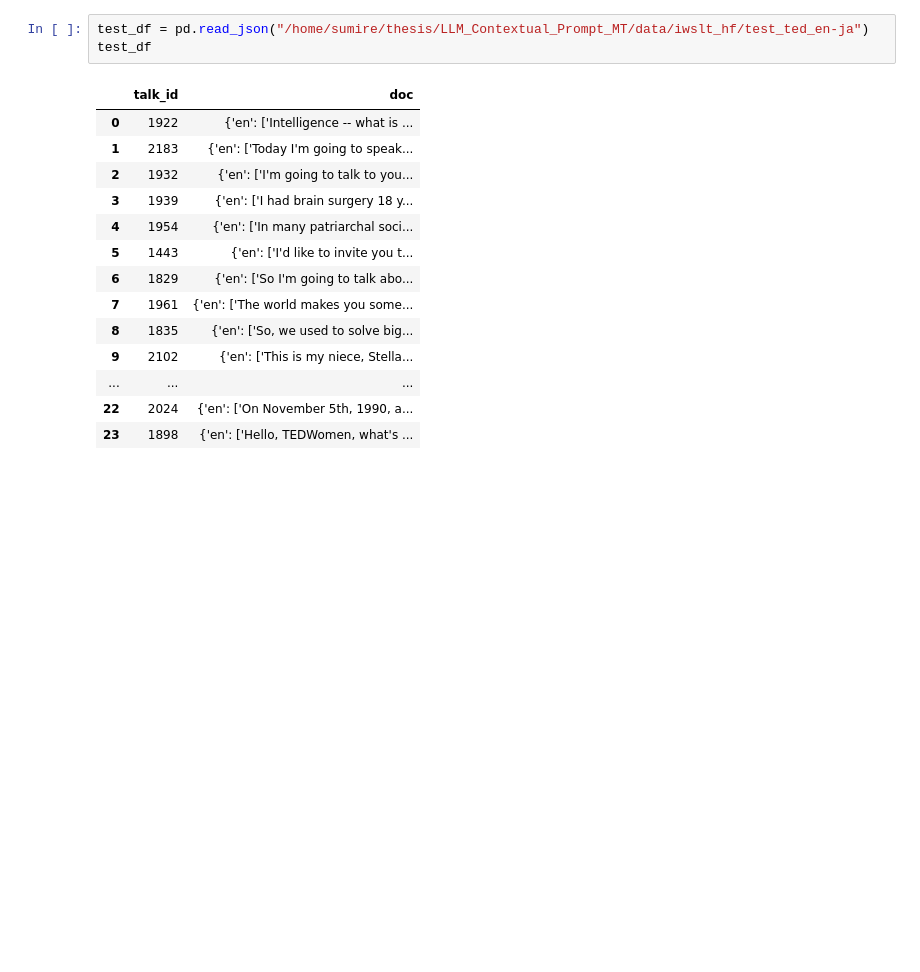
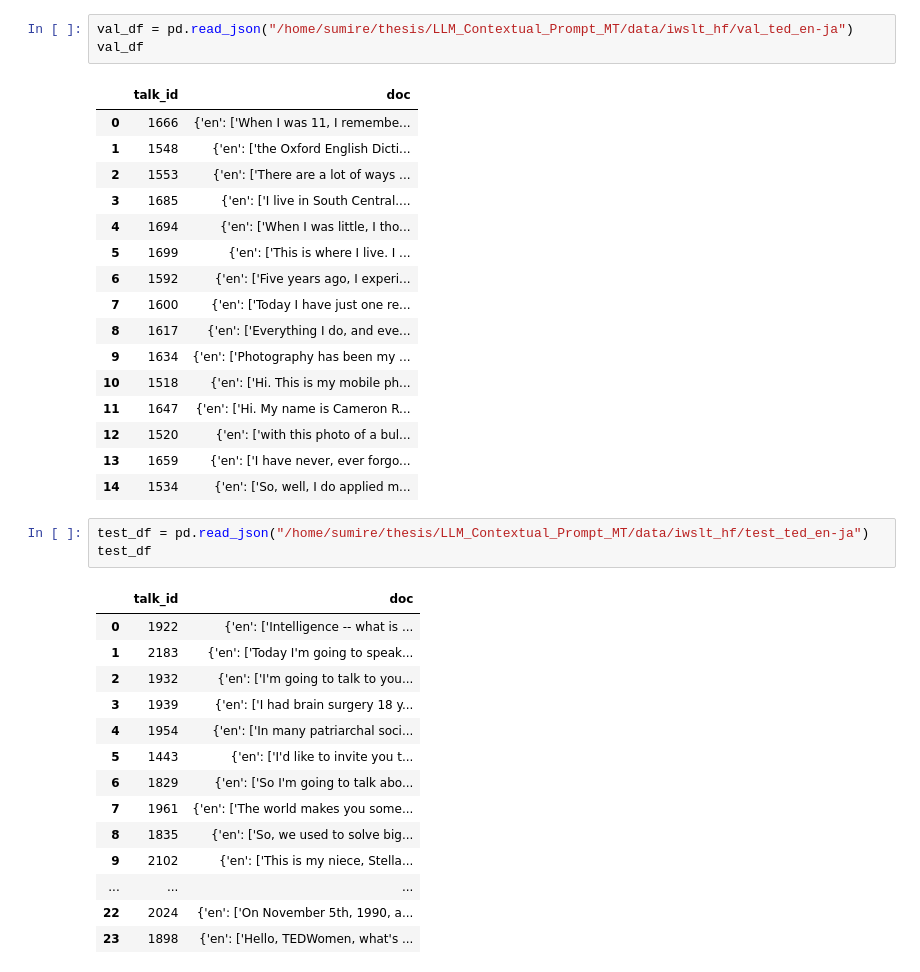
Before and after one commit to su0315/LLM_Contextual_Prompt_MT, a Jupyter notebook: notebook/ted_gendata_statistics.ipynb, the cells around one changed output. Drawn from its saved outputs; the diff is of its cells as text; blank space fills up the shorter version.

```diff
--- a/notebook/ted_gendata_statistics.ipynb
+++ b/notebook/ted_gendata_statistics.ipynb
@@ -23,3 +28,23 @@ train_df
+# %%
+val_df = pd.read_json("/home/sumire/thesis/LLM_Contextual_Prompt_MT/data/iwslt_hf/val_ted_en-ja")
+val_df
+# %% [output]
+|  | talk_id | doc |
+| 0 | 1666 | {'en': ['When I was 11, I remembe... |
+| 1 | 1548 | {'en': ['the Oxford English Dicti... |
+| 2 | 1553 | {'en': ['There are a lot of ways ... |
+| 3 | 1685 | {'en': ['I live in South Central.... |
+| 4 | 1694 | {'en': ['When I was little, I tho... |
+| 5 | 1699 | {'en': ['This is where I live. I ... |
+| 6 | 1592 | {'en': ['Five years ago, I experi... |
+| 7 | 1600 | {'en': ['Today I have just one re... |
+| 8 | 1617 | {'en': ['Everything I do, and eve... |
+| 9 | 1634 | {'en': ['Photography has been my ... |
+| 10 | 1518 | {'en': ['Hi. This is my mobile ph... |
+| 11 | 1647 | {'en': ['Hi. My name is Cameron R... |
+| 12 | 1520 | {'en': ['with this photo of a bul... |
+| 13 | 1659 | {'en': ['I have never, ever forgo... |
+| 14 | 1534 | {'en': ['So, well, I do applied m... |
 # %%
 test_df = pd.read_json("/home/sumire/thesis/LLM_Contextual_Prompt_MT/data/iwslt_hf/test_ted_en-ja")
 test_df
```
Also changed, not shown: parts of 7 cells of this notebook, 3 other files.
